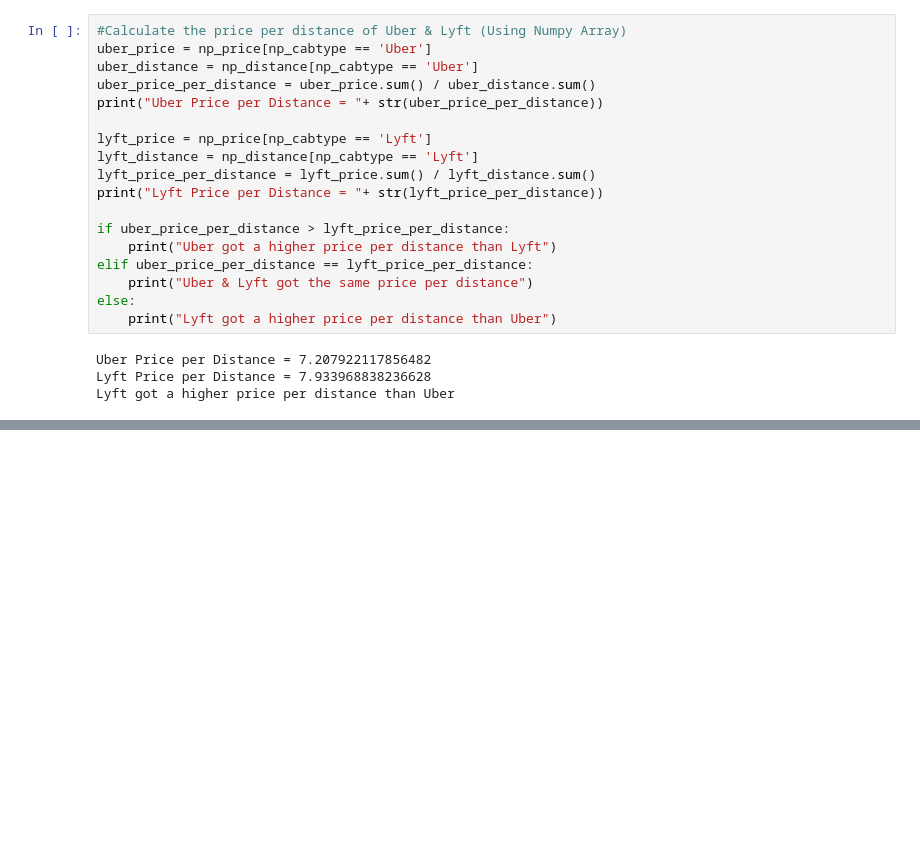
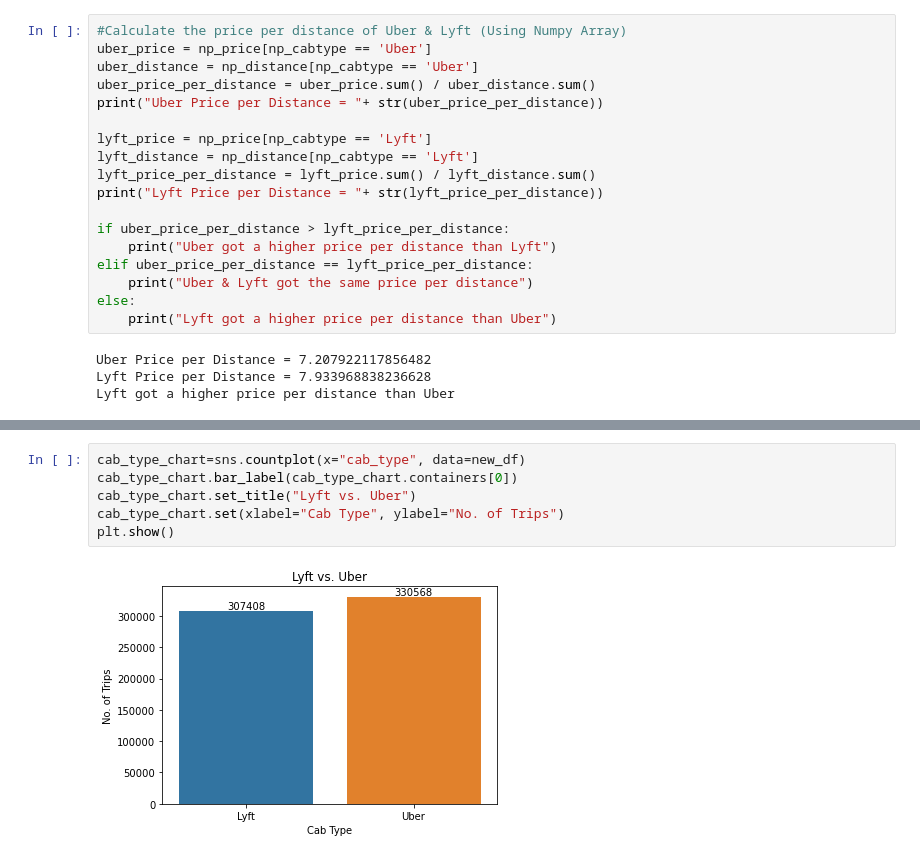
Before and after one commit to edwawong/UCDPA_Edwardwong, a Jupyter notebook: Edward Wong Project.ipynb, the cells around one changed output, grey strips where cells are left out. Saved outputs shown, nothing was run; the diff lists cells and outputs as text; blank space fills up the shorter version.

```diff
--- a/Edward Wong Project.ipynb
+++ b/Edward Wong Project.ipynb
@@ -329,0 +195,8 @@ print(df_new['price'] / df_new['distance'])
+# %%
+cab_type_chart=sns.countplot(x="cab_type", data=new_df)
+cab_type_chart.bar_label(cab_type_chart.containers[0])
+cab_type_chart.set_title("Lyft vs. Uber")
+cab_type_chart.set(xlabel="Cab Type", ylabel="No. of Trips")
+plt.show()
+# %% [output]
+[figure, added]
```
Also changed, not shown: parts of 69 cells of this notebook, 6 other files.
